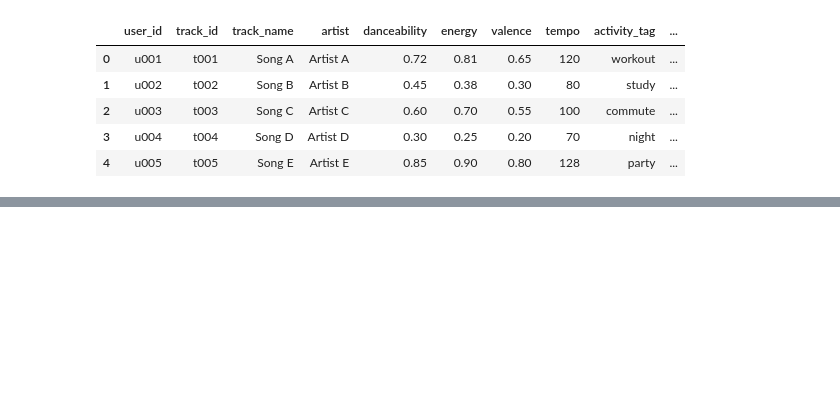
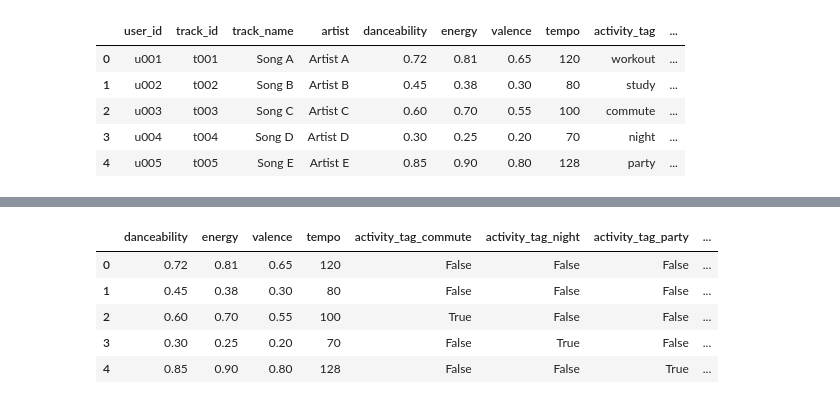
Before and after one commit to jneey2000/ML, a Jupyter notebook: music-context-ml/notebooks/EDA.ipynb, the cells around one changed output, grey strips where cells are left out. Cells and saved outputs as stored; diff of their text form; code cells hidden in the pictures; blank space fills up the shorter version.

Commit message:
day3, add contexture feature

```diff
--- a/music-context-ml/notebooks/EDA.ipynb
+++ b/music-context-ml/notebooks/EDA.ipynb
@@ -12,0 +108,10 @@ df.head()
+# %%
+context_df = pd.get_dummies(
+    df[[
+        "activity_tag",
+        "emotion_tag",
+        "time_of_day"
+    ]]
+)
+
+context_df.head()
@@ -12,0 +125,23 @@ df.head()
+# %%
+music_df=df[[
+    "danceability",
+    "energy",
+    "valence",
+    "tempo"
+]]
+
+X=pd.concat(
+    [music_df,context_df],
+    axis=1
+)
+
+y=df["liked"]
+
+X.head()
+# %% [output]
+|  | danceability | energy | valence | tempo | activity_tag_commute | activity_tag_night | activity_tag_party | ... |
+| 0 | 0.72 | 0.81 | 0.65 | 120 | False | False | False | ... |
+| 1 | 0.45 | 0.38 | 0.30 | 80 | False | False | False | ... |
+| 2 | 0.60 | 0.70 | 0.55 | 100 | True | False | False | ... |
+| 3 | 0.30 | 0.25 | 0.20 | 70 | False | True | False | ... |
+| 4 | 0.85 | 0.90 | 0.80 | 128 | False | False | True | ... |
```
Also changed, not shown: parts of 9 cells of this notebook, 1 other file.
